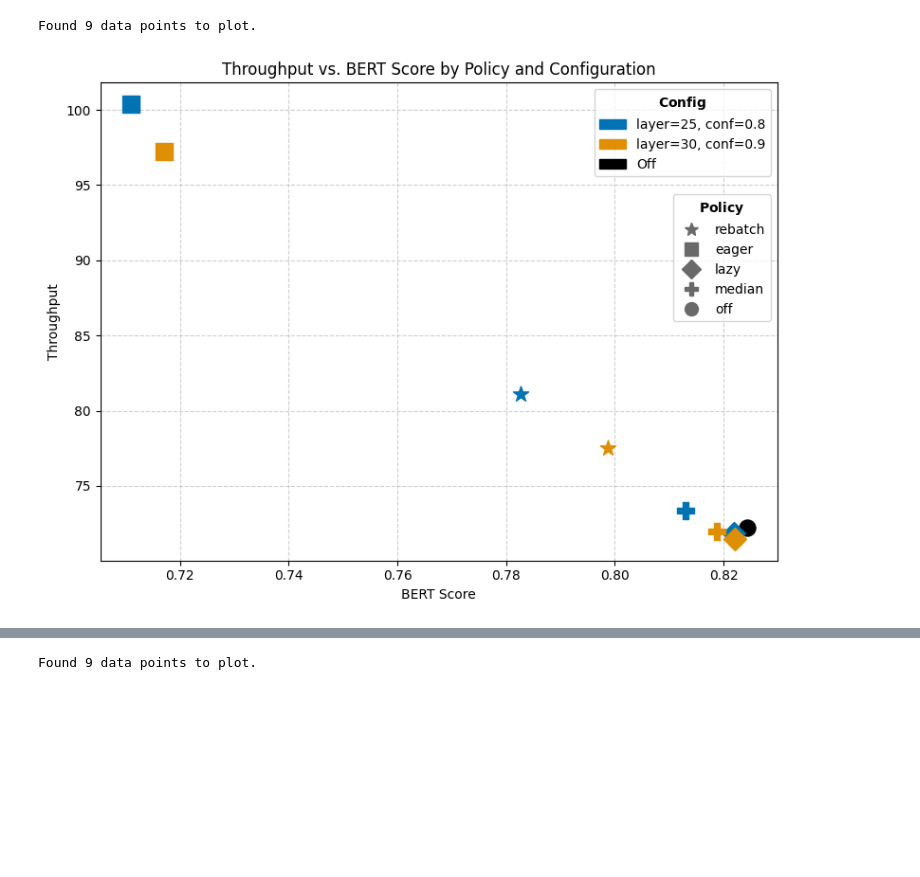
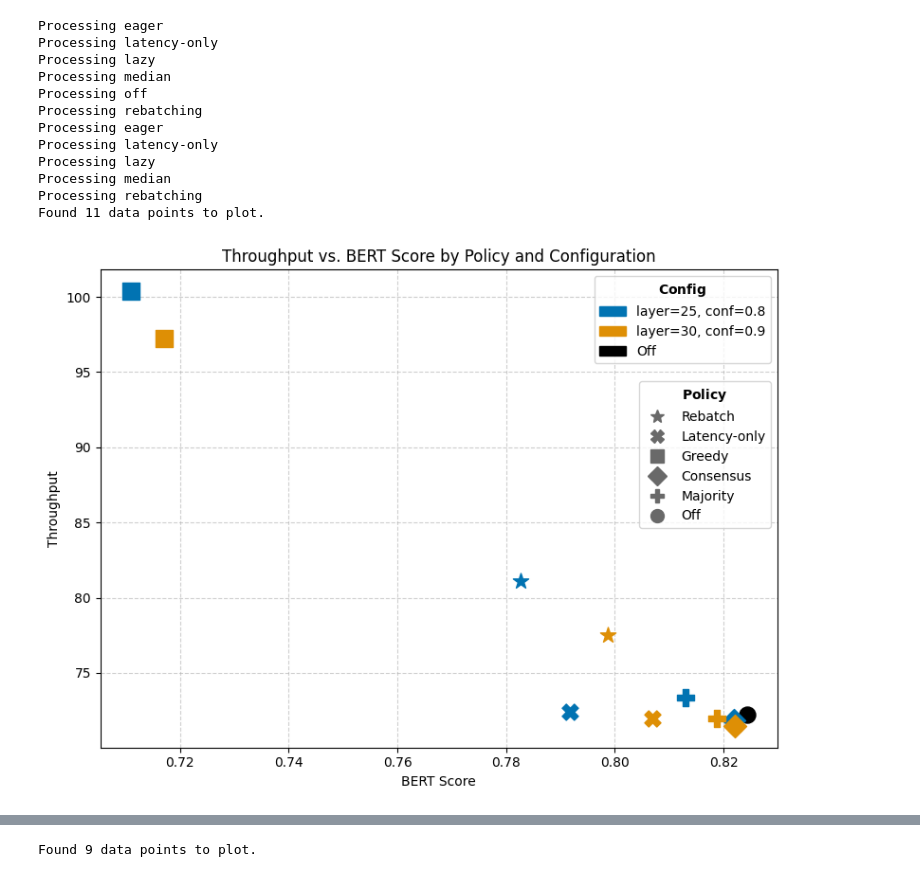
Before and after one commit to xutingl/vattention-ee, a Jupyter notebook: outputs_70b/figure_2160.ipynb, the cells around one changed output, grey strips where cells are left out. Cells and saved outputs as stored; diff of their text form; code cells hidden in the pictures; blank space fills up the shorter version.

```diff
--- a/outputs_70b/figure_2160.ipynb
+++ b/outputs_70b/figure_2160.ipynb
@@ -18,11 +18,12 @@ def plot_throughput_vs_bert_from_csvs(data_dir):
     """
     # Define policies, configs, and their visual properties
     policies = {
-        "rebatching": {"label": "rebatch", "marker": "*"},
-        "eager": {"label": "eager", "marker": "s"},
-        "lazy": {"label": "lazy", "marker": "D"},
-        "median": {"label": "median", "marker": "P"},
-        "off": {"label": "off", "marker": "o"},
+        "rebatching": {"label": "Rebatch", "marker": "*"},
+        "eager": {"label": "Greedy", "marker": "s"},
+        "lazy": {"label": "Consensus", "marker": "D"},
+        "median": {"label": "Majority", "marker": "P"},
+        "latency-only": {"label": "Latency-only", "marker": "X"},
+        "off": {"label": "Off", "marker": "o"},
     }
     # Define the specific configs and their associated colors
     palette = sns.color_palette("colorblind", n_colors=2)
@@ -38,9 +39,11 @@ def plot_throughput_vs_bert_from_csvs(data_dir):
 
     for csv_path in data_dir.glob("*.csv"):
         fname = csv_path.name
-        m = re.search(r"layer_([0-9]+)_conf_([0-9.]+)_([a-z]+)_copy\.csv$", fname)
+        m = re.search(r"layer_([0-9]+)_conf_([0-9.]+)_([a-z\-]+)_copy\.csv$", fname)
         if m:
             layer, conf, policy = m.group(1), m.group(2), m.group(3)
+
+            print(f"Processing {policy}")
 
             if policy not in policies:
                 continue
@@ -101,33 +104,44 @@ def plot_throughput_vs_bert_from_csvs(data_dir):
         mpatches.Patch(color=palette[1], label="layer=30, conf=0.9"),
         mpatches.Patch(color='black', label="Off")
     ]
     # Create the first legend and specify its location
     config_legend = ax.legend(handles=config_handles, title="$\\bf{Config}$",
                               loc='upper right', bbox_to_anchor=(1, 1))
 
     # **Add the first legend to the axes manually**
     ax.add_artist(config_legend)
 
     # 2. Create handles for the "Policy" legend (markers)
-    policy_order = ["rebatching", "eager", "lazy", "median", "off"]
+    policy_order = ["rebatching", "latency-only", "eager", "lazy", "median", "off"]
     policy_handles = [
         mlines.Line2D([], [], color='dimgrey', marker=policies[p]['marker'],
                       linestyle='None', markersize=10, label=policies[p]['label'])
         for p in policy_order
     ]
     # Create the second legend, placing it below the first one by adjusting
     # the vertical component of `bbox_to_anchor`.
     ax.legend(handles=policy_handles, title="$\\bf{Policy}$",
               loc='upper right', bbox_to_anchor=(1, 0.78))
 
     # --- Final Touches ---
     ax.set_xlabel("BERT Score")
     ax.set_ylabel("Throughput")
     ax.set_title("Throughput vs. BERT Score by Policy and Configuration")
     ax.grid(True, linestyle='--', alpha=0.6)
     plt.tight_layout()
     plt.show()
 plot_throughput_vs_bert_from_csvs(data_dir)
 # %% [output]
-Found 9 data points to plot.
+Processing eager
+Processing latency-only
+Processing lazy
+Processing median
+Processing off
+Processing rebatching
+Processing eager
+Processing latency-only
+Processing lazy
+Processing median
+Processing rebatching
+Found 11 data points to plot.
-[figure, old version]
+[figure, new version]
```
Also changed, not shown: parts of 1 cell of this notebook, 25 other files.
